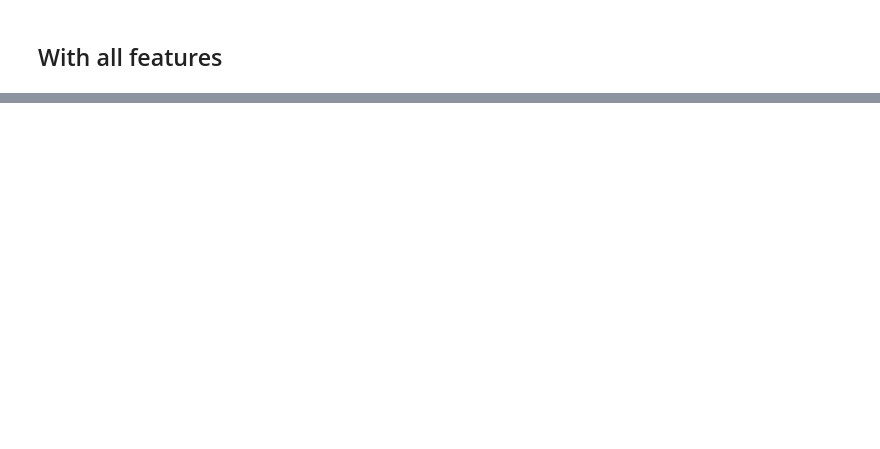
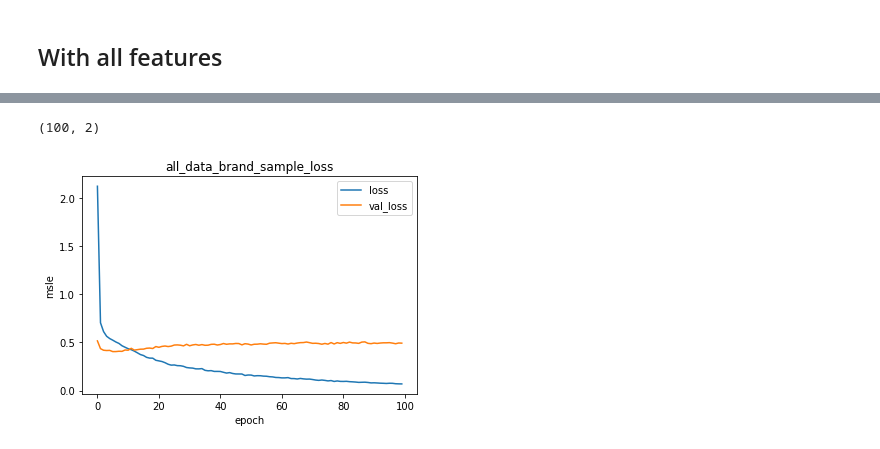
Before and after one commit to DSEI21000-S21/project-product-price-prediction, a Jupyter notebook: experiment/PricePrediction/PricePrediction_NeuralNetwork.ipynb, the cells around one changed output, grey strips where cells are left out. Cells and saved outputs as stored; diff of their text form; code cells hidden in the pictures; blank space fills up the shorter version.

```diff
--- a/experiment/PricePrediction/PricePrediction_NeuralNetwork.ipynb
+++ b/experiment/PricePrediction/PricePrediction_NeuralNetwork.ipynb
@@ -92,3 +219,12 @@ all_model.fit(all_train, y_train.values,n_epoch=30,epoch=1, bs=128)
+# %%
+all_loss = np.load("%s/%s_loss.npy"%(all_model.model_name,all_model.model_name))[:,:,0]
+all_loss.shape
+# %% [output]
+(100, 2)
+# %%
+plot_loss(skb_select_loss[:,0],skb_select_loss[:,1], title="all_data_brand_sample_loss")
+# %% [output]
+[figure, added]
 # %%
 all_train_pred = all_model.predict(all_train)
 all_test_pred = all_model.predict(all_test)
```
Also changed, not shown: parts of 20 cells of this notebook, 3 other files.
